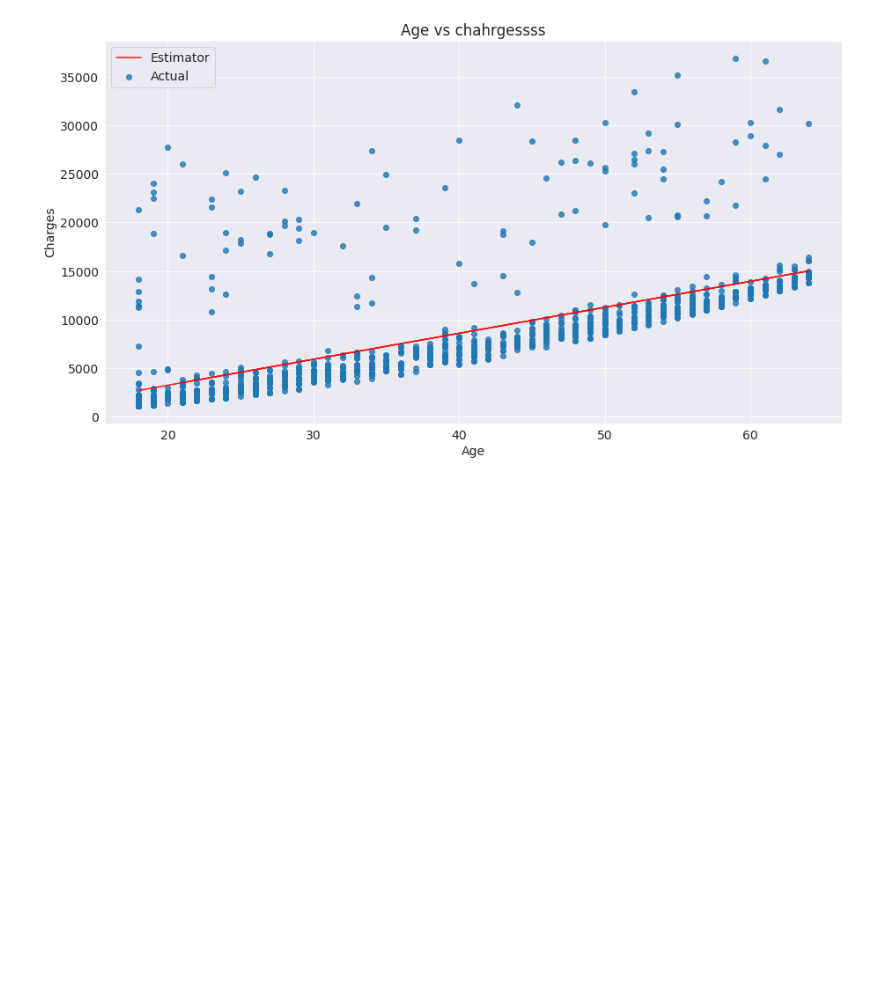
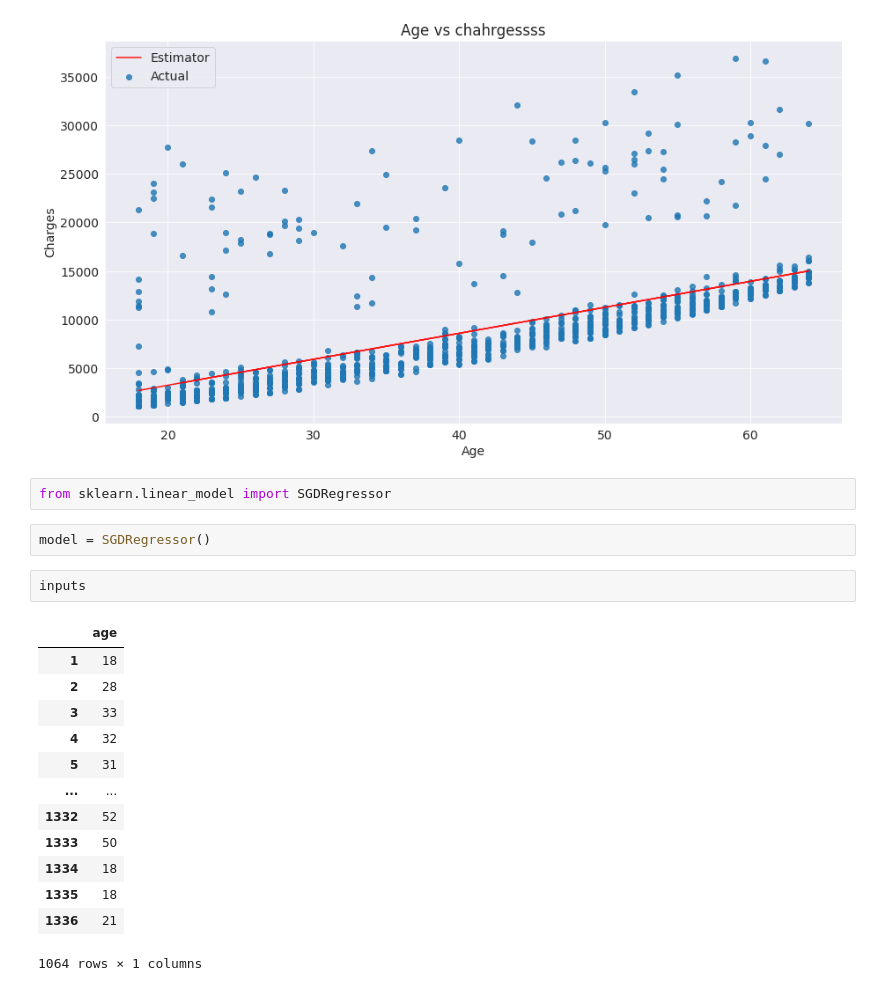
Before and after one commit to imshiv-10/ML-SkLearn, a Jupyter notebook: ML_SkLearn.ipynb, the cells around one changed output. Drawn from its saved outputs; the diff is of its cells as text; blank space fills up the shorter version.

```diff
--- a/ML_SkLearn.ipynb
+++ b/ML_SkLearn.ipynb
@@ -559,3 +559,23 @@ model.intercept_
 try_parameters(267.24891283,-2091.4205565650864 )
 # %% [output]
 [figure]
+# %%
+from sklearn.linear_model import SGDRegressor
+# %%
+model = SGDRegressor()
+# %%
+inputs
+# %% [output]
+|  | age |
+| 1 | 18 |
+| 2 | 28 |
+| 3 | 33 |
+| 4 | 32 |
+| 5 | 31 |
+| ... | ... |
+| 1332 | 52 |
+| 1333 | 50 |
+| 1334 | 18 |
+| 1335 | 18 |
+| 1336 | 21 |
+1064 rows × 1 columns
```
Also changed, not shown: parts of 12 cells of this notebook.
